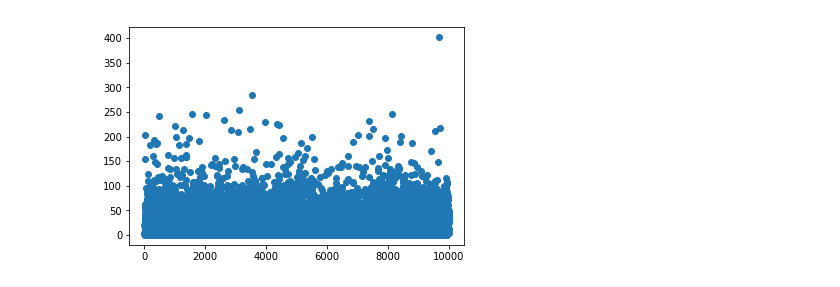
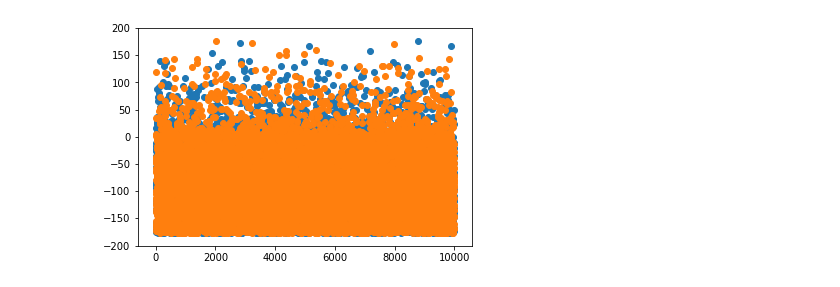
Before and after one commit to kayemkim/sf2-env, a Jupyter notebook: sf2/result_analysis.ipynb, the cells around one changed output. Cells and saved outputs as stored; diff of their text form; code cells hidden in the pictures.

```diff
--- a/sf2/result_analysis.ipynb
+++ b/sf2/result_analysis.ipynb
@@ -2,10 +2,24 @@
 import json
 import matplotlib.pyplot as plt
 
-log_path = '/root/sf2-workspace/sf2-env/sf2/models/64_nodes_decay_normal_10000_ep/log/log.txt'
+def get_log_list(log_path):
+    with open(log_path) as f:
+        logs = f.readlines()
 
-with open(log_path) as f:
-    logs = f.readlines()
+    log_list = []
+    for log in logs:
+        if is_json(log):
+            log_list.append(json.loads(log))
+
+    return log_list
+
+
+def get_result_data(log_list):
+    episodes = [l['episode'] for l in log_list]
+    rewards = [l['reward'] for l in log_list]
+    losses = [l['loss'] for l in log_list]
+
+    return episodes, rewards, losses
 
 def is_json(val):
     try:
@@ -14,11 +28,9 @@ def is_json(val):
       return False
     return True
 
-log_list = []
-for log in logs:
-    if is_json(log):
-        log_list.append(json.loads(log))
 
-episodes = [l['episode'] for l in log_list]
-rewards = [l['reward'] for l in log_list]
-losses = [l['loss'] for l in log_list]
+log_list_decay_normal = get_log_list('/root/sf2-workspace/sf2-env/sf2/models/64_nodes_decay_normal_10000_ep/log/log.txt')
+log_list_decay_slow = get_log_list('/root/sf2-workspace/sf2-env/sf2/models/64_nodes_decay_slow_10000_ep/log/log.txt')
+
+result_decay_normal = get_result_data(log_list_decay_normal)
+result_decay_slow = get_result_data(log_list_decay_slow)
@@ -30,5 +37,11 @@ plt.show()
-# %%
-plt.scatter(episodes, losses)
-plt.show()
-# %% [output]
-[figure, removed]
+# %%
+episodes = result_decay_normal[0]
+
+rewards_decay_normal = result_decay_normal[1]
+rewards_decay_slow = result_decay_slow[1]
+
+plt.scatter(episodes, rewards_decay_normal)
+plt.scatter(episodes, rewards_decay_slow)
+plt.show()
+# %% [output]
+[figure, added]
```
Also changed, not shown: parts of 10 cells of this notebook, 12 other files.
